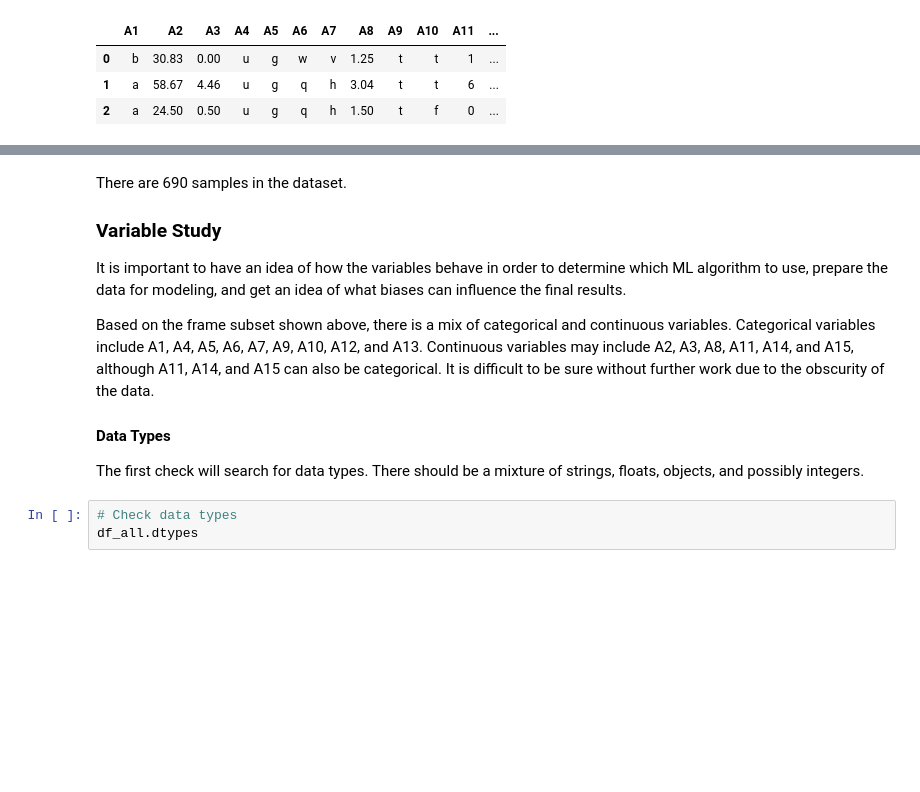
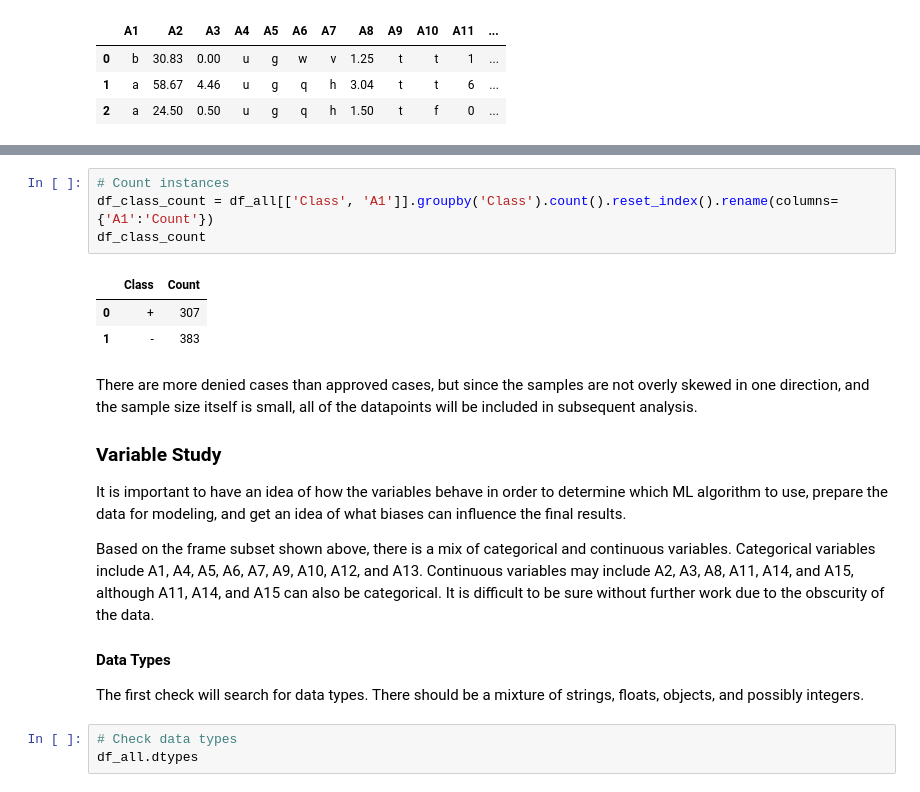
Before and after one commit to leahtsao/ML, a Jupyter notebook: Credit_Screening.ipynb, the cells around one changed output, grey strips where cells are left out. Drawn from its saved outputs; the diff is of its cells as text; blank space fills up the shorter version.

```diff
--- a/Credit_Screening.ipynb
+++ b/Credit_Screening.ipynb
@@ -74,5 +79,13 @@ Number of entries: 690
+# %%
+# Count instances
+df_class_count = df_all[['Class', 'A1']].groupby('Class').count().reset_index().rename(columns={'A1':'Count'})
+df_class_count
+# %% [output]
+|  | Class | Count |
+| 0 | + | 307 |
+| 1 | - | 383 |
 # %% [markdown]
-There are 690 samples in the dataset.
+There are more denied cases than approved cases, but since the samples are not overly skewed in one direction, and the sample size itself is small, all of the datapoints will be included in subsequent analysis.
 
 
 ### Variable Study
```
Also changed, not shown: parts of 3 cells of this notebook, 1 other file.
